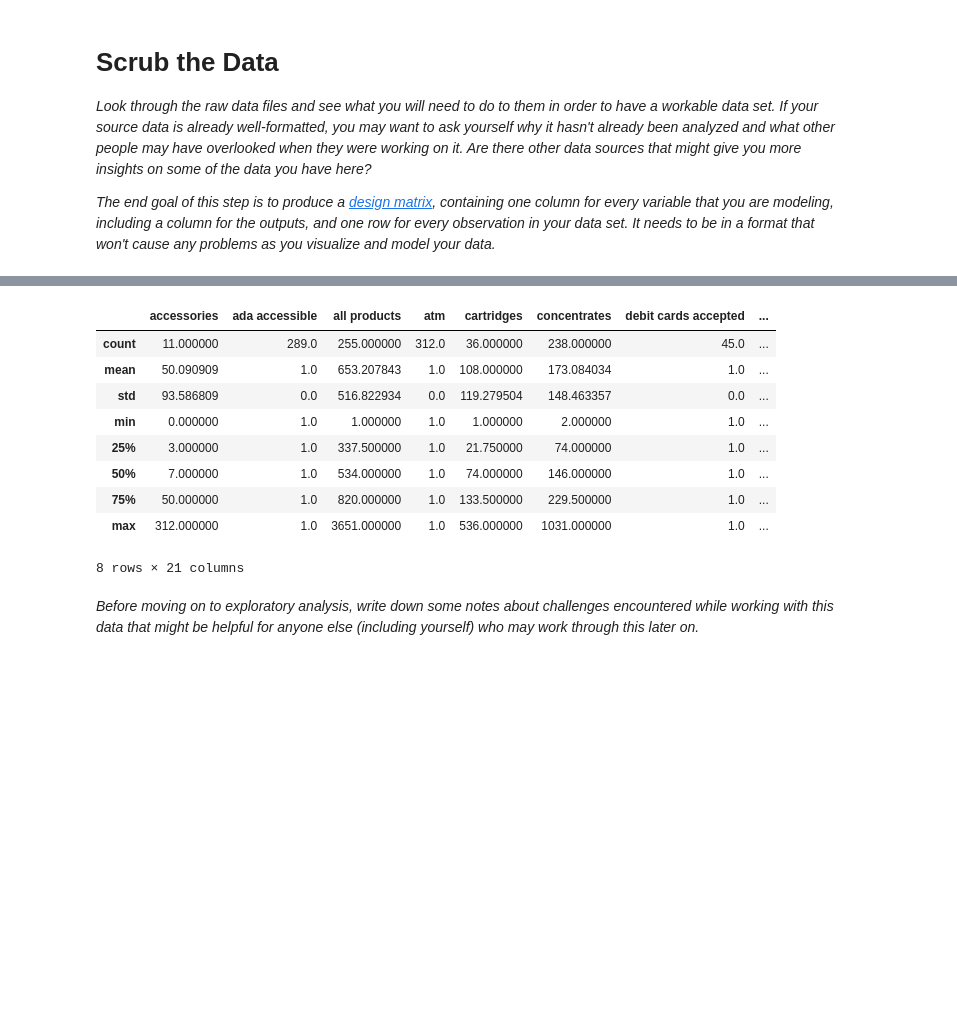
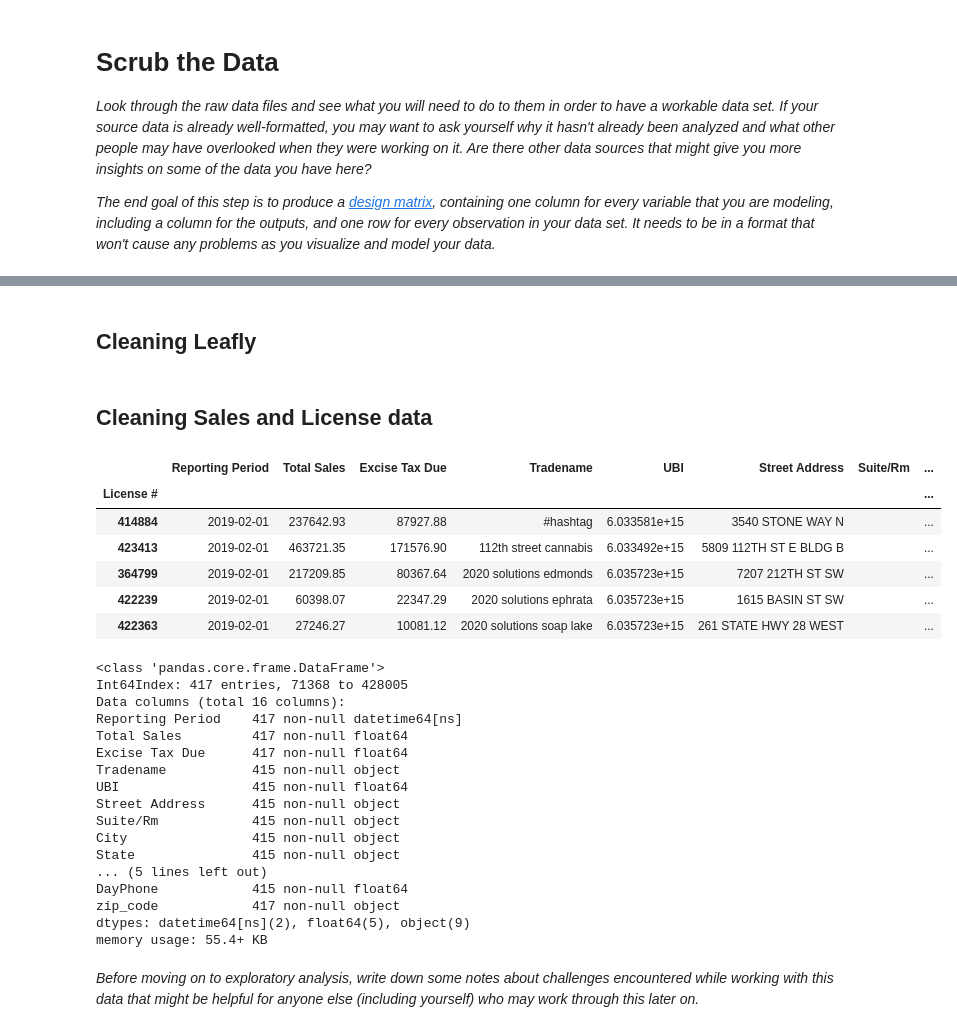
Before and after one commit to BotScutters/dispensary-predictions, a Jupyter notebook: notebooks/mvp.ipynb, the cells around one changed output, grey strips where cells are left out. Saved outputs shown, nothing was run; the diff lists cells and outputs as text; code cells hidden in the pictures; blank space fills up the shorter version.

Commit message:
added functions for cleaning leafly data

```diff
--- a/notebooks/mvp.ipynb
+++ b/notebooks/mvp.ipynb
@@ -669,13 +675,2 @@ memory usage: 64.5+ KB
-# %%
-leafly.describe()
-# %% [output]
-|  | accessories | ada accessible | all products | atm | cartridges | concentrates | debit cards accepted | ... |
-| count | 11.000000 | 289.0 | 255.000000 | 312.0 | 36.000000 | 238.000000 | 45.0 | ... |
-| mean | 50.090909 | 1.0 | 653.207843 | 1.0 | 108.000000 | 173.084034 | 1.0 | ... |
-| std | 93.586809 | 0.0 | 516.822934 | 0.0 | 119.279504 | 148.463357 | 0.0 | ... |
-| min | 0.000000 | 1.0 | 1.000000 | 1.0 | 1.000000 | 2.000000 | 1.0 | ... |
-| 25% | 3.000000 | 1.0 | 337.500000 | 1.0 | 21.750000 | 74.000000 | 1.0 | ... |
-| 50% | 7.000000 | 1.0 | 534.000000 | 1.0 | 74.000000 | 146.000000 | 1.0 | ... |
-| 75% | 50.000000 | 1.0 | 820.000000 | 1.0 | 133.500000 | 229.500000 | 1.0 | ... |
-| max | 312.000000 | 1.0 | 3651.000000 | 1.0 | 536.000000 | 1031.000000 | 1.0 | ... |
-8 rows × 21 columns
+# %% [markdown]
+## Cleaning Leafly
@@ -682,3 +702,46 @@ leafly.describe()
+# %% [markdown]
+## Cleaning Sales and License data
+# %%
+sales_data = join_sales_data(path, filename)
+
+sales_data['zip_code'] = sales_data['ZipCode'].astype(str).str[:5]
+sales_data['Tradename'] = sales_data['Tradename'].str.strip().str.lower()
+
+sales_data['Reporting Period'] += '-01'
+date_cols = ['Reporting Period', 'DateIssued']
+for col in date_cols:
+    sales_data[col] = pd.to_datetime(sales_data[col], errors='coerce',
+                                     yearfirst=True, infer_datetime_format=True)
+
+recent = sales_data['Reporting Period'] == sales_data['Reporting Period'].max()
+recent_sales = sales_data[recent]
+display(recent_sales.sort_values(by='Tradename').head())
+recent_sales.info()
+# %% [output]
+|  | Reporting Period | Total Sales | Excise Tax Due | Tradename | UBI | Street Address | Suite/Rm | ... |
+| License # |  |  |  |  |  |  |  | ... |
+| 414884 | 2019-02-01 | 237642.93 | 87927.88 | #hashtag | 6.033581e+15 | 3540 STONE WAY N |  | ... |
+| 423413 | 2019-02-01 | 463721.35 | 171576.90 | 112th street cannabis | 6.033492e+15 | 5809 112TH ST E BLDG B |  | ... |
+| 364799 | 2019-02-01 | 217209.85 | 80367.64 | 2020 solutions edmonds | 6.035723e+15 | 7207 212TH ST SW |  | ... |
+| 422239 | 2019-02-01 | 60398.07 | 22347.29 | 2020 solutions ephrata | 6.035723e+15 | 1615 BASIN ST SW |  | ... |
+| 422363 | 2019-02-01 | 27246.27 | 10081.12 | 2020 solutions soap lake | 6.035723e+15 | 261 STATE HWY 28 WEST |  | ... |
+<class 'pandas.core.frame.DataFrame'>
+Int64Index: 417 entries, 71368 to 428005
+Data columns (total 16 columns):
+Reporting Period    417 non-null datetime64[ns]
+Total Sales         417 non-null float64
+Excise Tax Due      417 non-null float64
+Tradename           415 non-null object
+UBI                 415 non-null float64
+Street Address      415 non-null object
+Suite/Rm            415 non-null object
+City                415 non-null object
+State               415 non-null object
+... (5 lines left out)
+DayPhone            415 non-null float64
+zip_code            417 non-null object
+dtypes: datetime64[ns](2), float64(5), object(9)
+memory usage: 55.4+ KB
 # %% [markdown]
 *Before moving on to exploratory analysis, write down some notes about challenges encountered while working with this data that might be helpful for anyone else (including yourself) who may work through this later on.*
 # %% [markdown]
```
Also changed, not shown: parts of 10 cells of this notebook.
